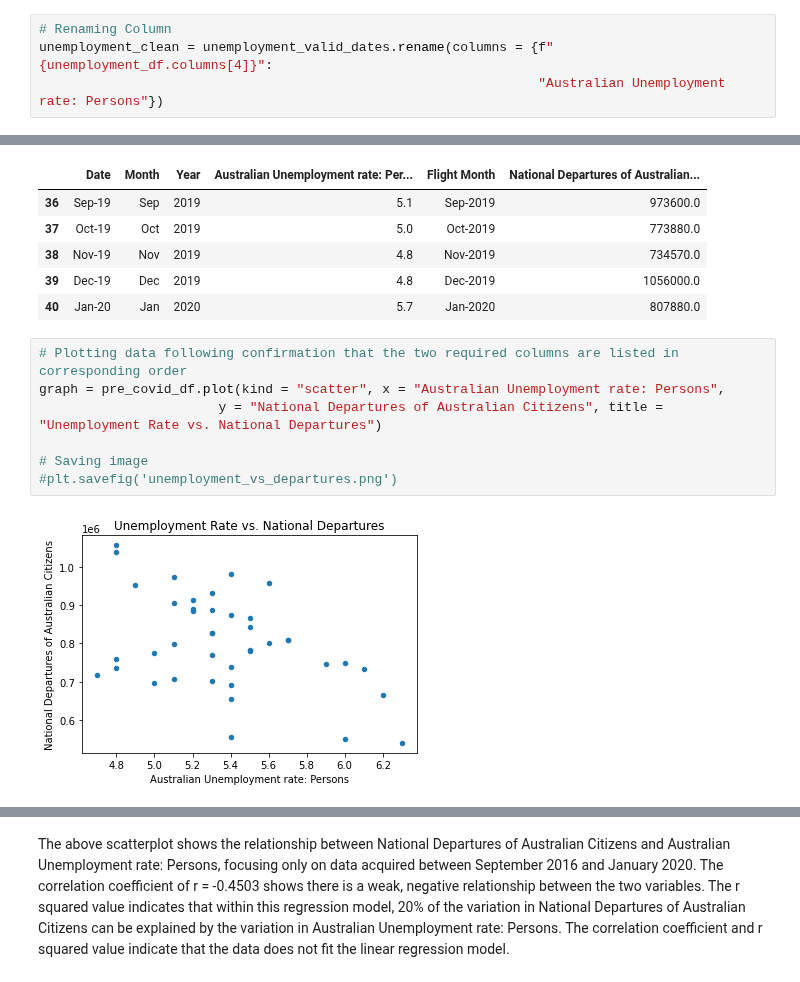
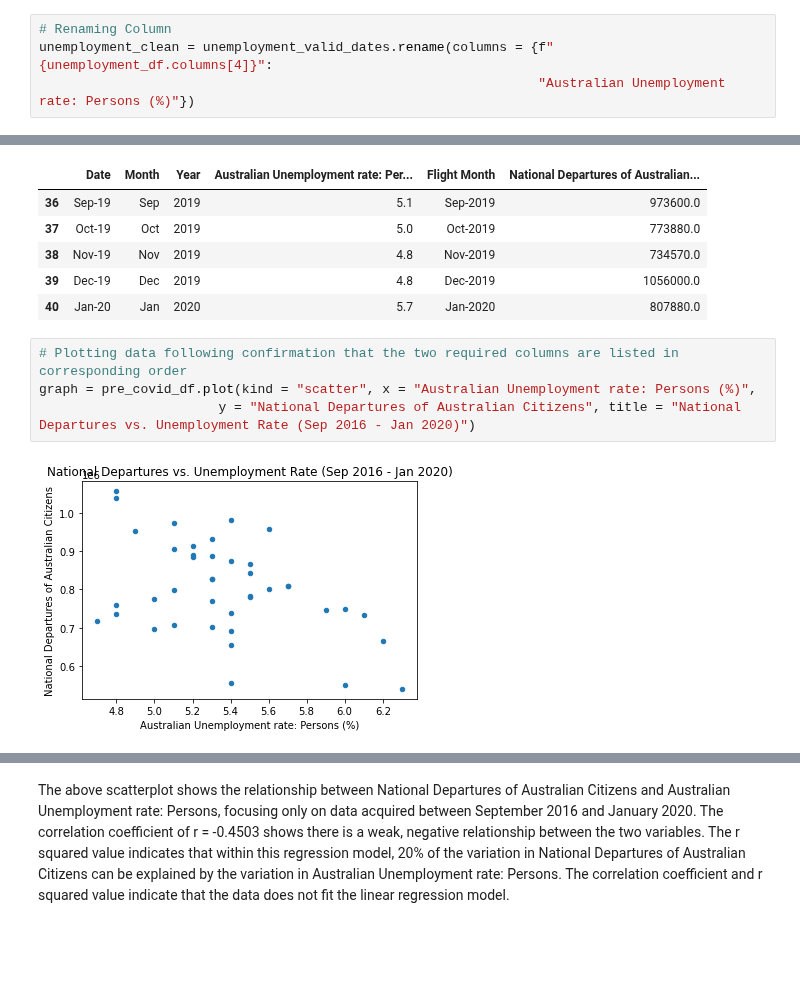
Before and after one commit to tomjp90/Project-1, a Jupyter notebook: Graph_4/Graph_4.ipynb, the cells around one changed output, grey strips where cells are left out. Drawn from its saved outputs; the diff is of its cells as text; blank space fills up the shorter version.

Commit message:
updated labelling and saved graphs

```diff
--- a/Graph_4/Graph_4.ipynb
+++ b/Graph_4/Graph_4.ipynb
@@ -83,7 +83,7 @@ unemployment_valid_dates.head()
 # %%
 # Renaming Column
 unemployment_clean = unemployment_valid_dates.rename(columns = {f"{unemployment_df.columns[4]}":
-                                                                "Australian Unemployment rate: Persons"})
+                                                                "Australian Unemployment rate: Persons (%)"})
 # %%
 # Previewing data
 unemployment_clean.head()
@@ -280,13 +236,10 @@ pre_covid_df.tail()
 | 40 | Jan-20 | Jan | 2020 | 5.7 | Jan-2020 | 807880.0 |
 # %%
 # Plotting data following confirmation that the two required columns are listed in corresponding order
-graph = pre_covid_df.plot(kind = "scatter", x = "Australian Unemployment rate: Persons",
-                       y = "National Departures of Australian Citizens", title = "Unemployment Rate vs. National Departures")
-
-# Saving image
-#plt.savefig('unemployment_vs_departures.png')
+graph = pre_covid_df.plot(kind = "scatter", x = "Australian Unemployment rate: Persons (%)",
+                       y = "National Departures of Australian Citizens", title = "National Departures vs. Unemployment Rate (Sep 2016 - Jan 2020)")
 # %% [output]
-[figure, old version]
+[figure, new version]
 # %%
 # Calculating linear regression
 
```
Also changed, not shown: parts of 10 cells of this notebook, 4 other files.
